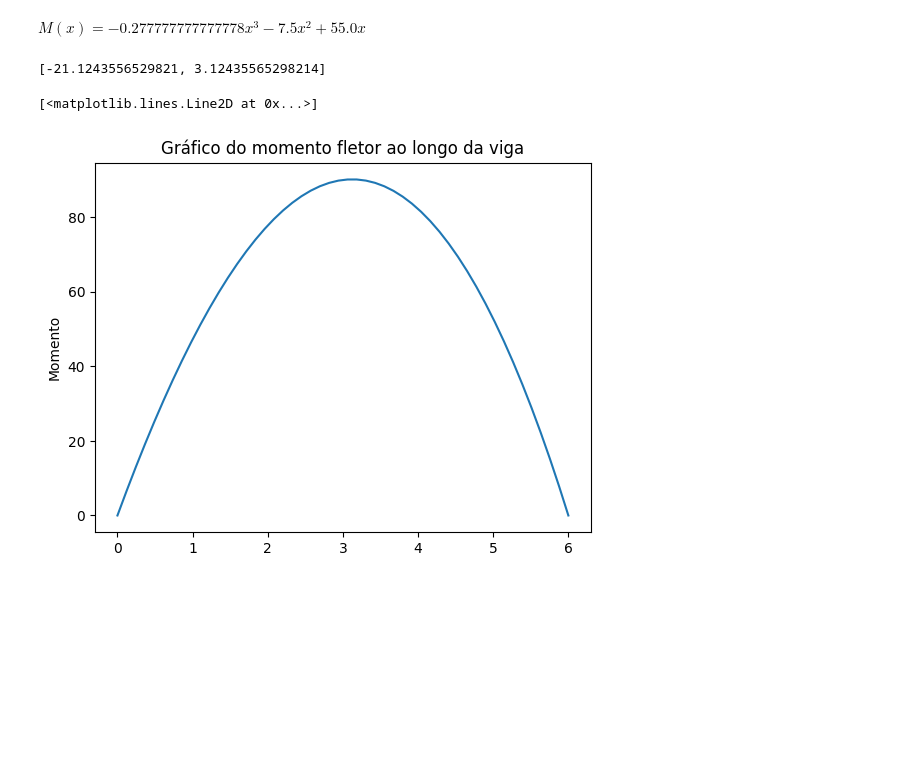
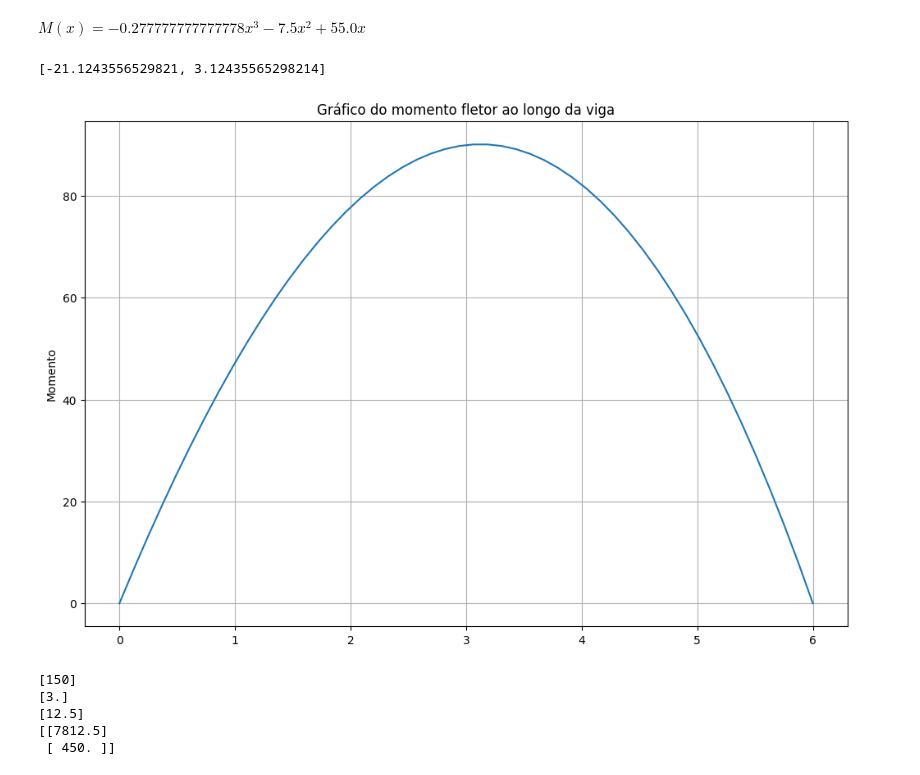
Before and after one commit to Heitor-CC/trabalho1_resmat, a Jupyter notebook: trabalho_resmat.ipynb, the cells around one changed output. Cells and saved outputs as stored; diff of their text form; code cells hidden in the pictures; blank space fills up the shorter version.

Commit message:
codigo burro do momento de inercia

```diff
--- a/trabalho_resmat.ipynb
+++ b/trabalho_resmat.ipynb
@@ -102,16 +104,47 @@ $\displaystyle M{\left(x \right)} = - 0.277777777777778 x^{3} - 7.5 x^{2} + 55.0
 # %%
 x_plot = np.linspace(0,6)
 y_plot = funcao_momento(x_plot)
 
 #onde o momento é máximo
 eq = sp.Eq(sp.diff(funcao_momento(x),x),0)
 X = sp.solve(eq)
 print(X)
 
+
+plt.figure(figsize=(12,8))
 plt.title("Gráfico do momento fletor ao longo da viga")
 plt.ylabel("Momento")
+plt.grid(True)
 plt.plot(x_plot,y_plot)
+plt.show()
 # %% [output]
 [-21.1243556529821, 3.12435565298214]
-[<matplotlib.lines.Line2D at 0x...>]
-[figure, old version]
+[figure, new version]
+# %%
+def calcula_Momento_inercia(x_centro, y_centro, base, altura):
+    I_x = base* altura**3 / 12 # - distancia**2 * area (falta colocar a parte do teorema de eixos paralelos)
+    I_y = altura * base**3 / 12
+    return I_x, I_y
+
+
+
+
+
+retangulo = np.array([[(0,0),(6,0),(6,25),(0,25)]])
+
+area = retangulo[:,1,0] * retangulo[:,2,1]
+x_centro = retangulo[:,1,0] / 2
+y_centro = retangulo[:,2,1] / 2
+
+momentoInercia = np.array(calcula_Momento_inercia(x_centro, y_centro, retangulo[:,1,0], retangulo[:,2,1]))
+
+print(area)
+print(x_centro)
+print(y_centro)
+print(momentoInercia)
+# %% [output]
+[150]
+[3.]
+[12.5]
+[[7812.5]
+ [ 450. ]]
```
Also changed, not shown: parts of 1 cell of this notebook.
